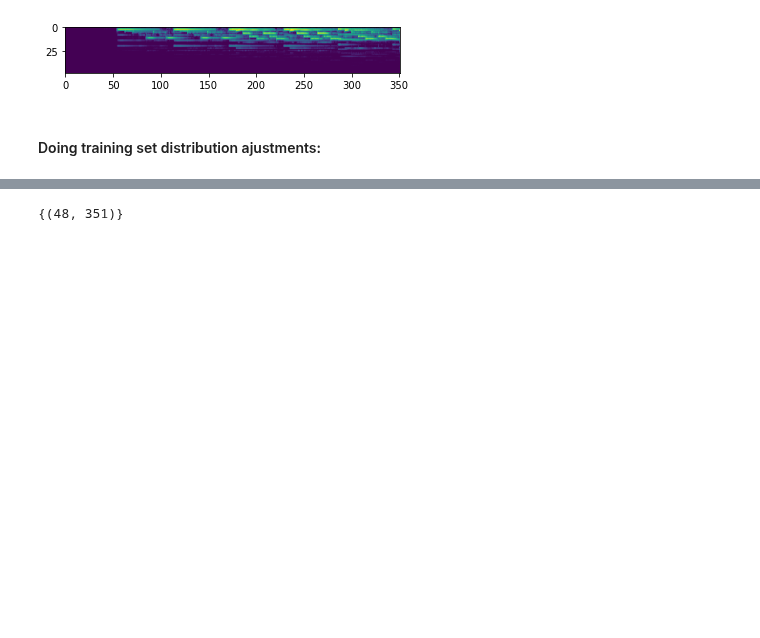
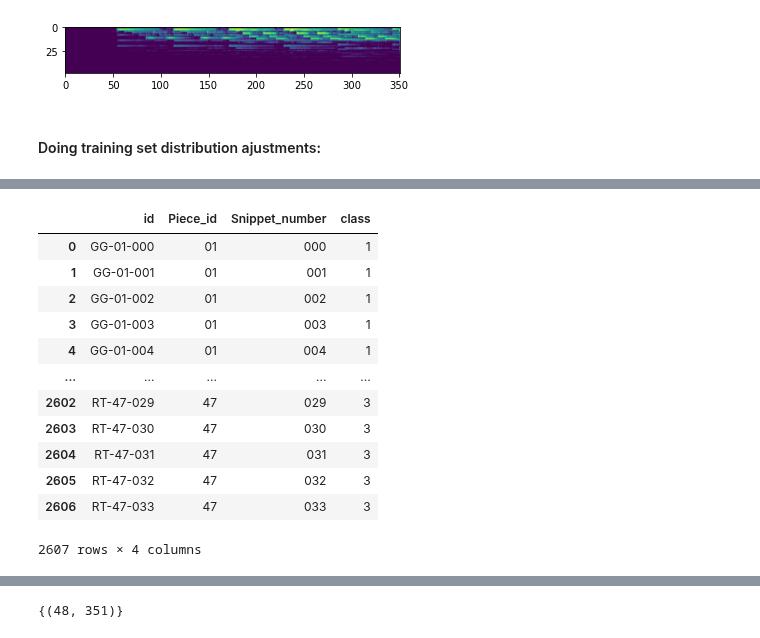
Before and after one commit to sh0w/machine-learning-pattern-classfication, a Jupyter notebook: task4_challenge/CNN.ipynb, the cells around one changed output, grey strips where cells are left out. Saved outputs shown, nothing was run; the diff lists cells and outputs as text; code cells hidden in the pictures; blank space fills up the shorter version.

```diff
--- a/task4_challenge/CNN.ipynb
+++ b/task4_challenge/CNN.ipynb
@@ -101,0 +111,16 @@ for i,piece in enumerate(piece_list):
+# %%
+X_tags
+# %% [output]
+|  | id | Piece_id | Snippet_number | class |
+| 0 | GG-01-000 | 01 | 000 | 1 |
+| 1 | GG-01-001 | 01 | 001 | 1 |
+| 2 | GG-01-002 | 01 | 002 | 1 |
+| 3 | GG-01-003 | 01 | 003 | 1 |
+| 4 | GG-01-004 | 01 | 004 | 1 |
+| ... | ... | ... | ... | ... |
+| 2602 | RT-47-029 | 47 | 029 | 3 |
+| 2603 | RT-47-030 | 47 | 030 | 3 |
+| 2604 | RT-47-031 | 47 | 031 | 3 |
+| 2605 | RT-47-032 | 47 | 032 | 3 |
+| 2606 | RT-47-033 | 47 | 033 | 3 |
+2607 rows × 4 columns
```
Also changed, not shown: parts of 21 cells of this notebook, 1 other file.
